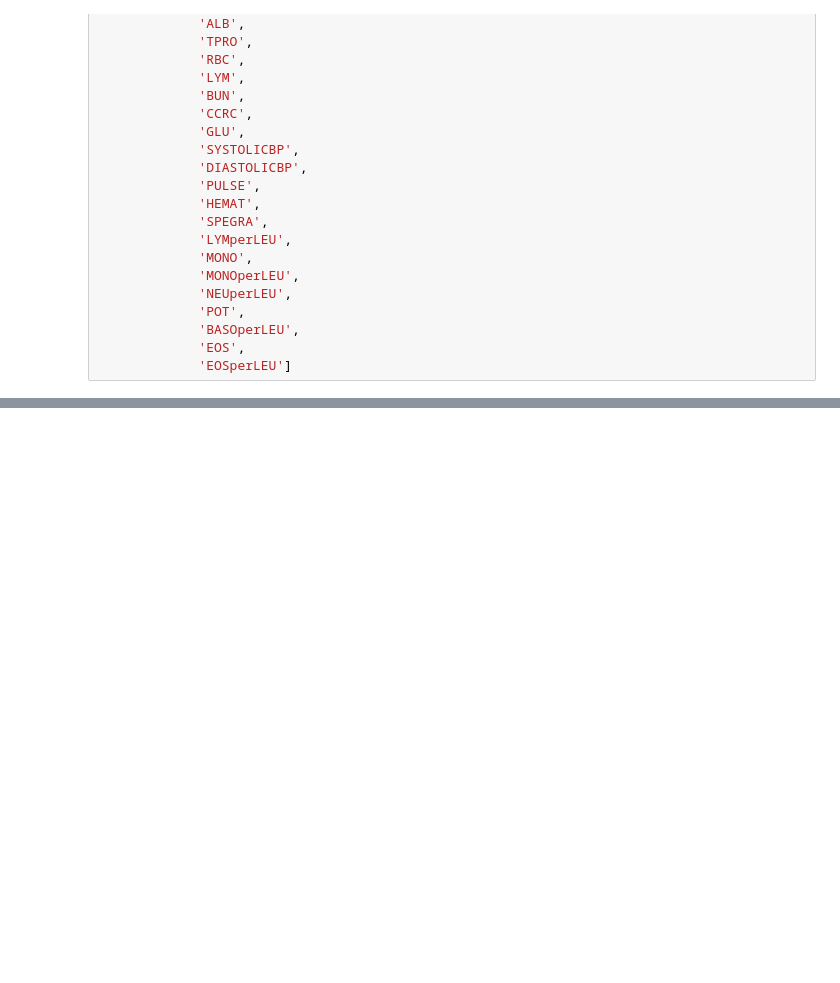
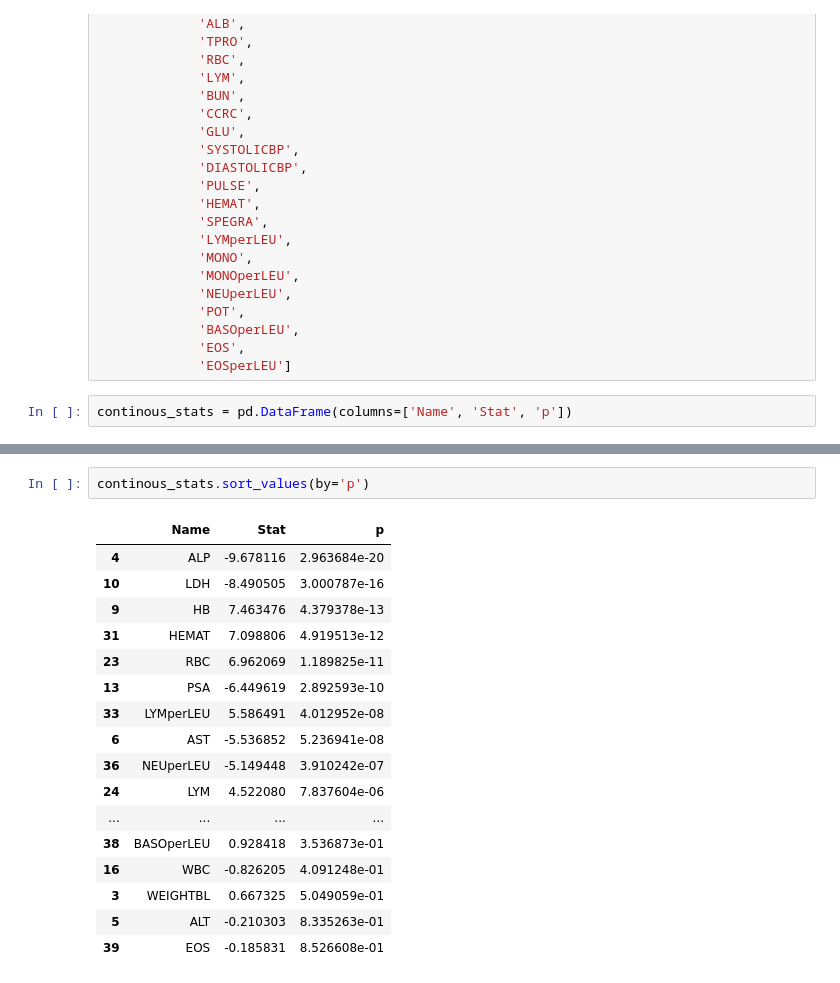
Before and after one commit to belalE/Prostate-Cancer, a Jupyter notebook: prostate-cancer-v2.ipynb, the cells around one changed output, grey strips where cells are left out. Drawn from its saved outputs; the diff is of its cells as text; blank space fills up the shorter version.

Commit message:
t-test + box-plot for continous variables

```diff
--- a/prostate-cancer-v2.ipynb
+++ b/prostate-cancer-v2.ipynb
@@ -444,5 +444,7 @@ continous = ['BMI',
              'BASOperLEU',
              'EOS',
              'EOSperLEU']
+# %%
+continous_stats = pd.DataFrame(columns=['Name', 'Stat', 'p'])
 # %%
 def analyse_continuous(name):
@@ -455,0 +479,20 @@ analyse_continuous('BMI')
+# %%
+continous_stats.sort_values(by='p')
+# %% [output]
+|  | Name | Stat | p |
+| 4 | ALP | -9.678116 | 2.963684e-20 |
+| 10 | LDH | -8.490505 | 3.000787e-16 |
+| 9 | HB | 7.463476 | 4.379378e-13 |
+| 31 | HEMAT | 7.098806 | 4.919513e-12 |
+| 23 | RBC | 6.962069 | 1.189825e-11 |
+| 13 | PSA | -6.449619 | 2.892593e-10 |
+| 33 | LYMperLEU | 5.586491 | 4.012952e-08 |
+| 6 | AST | -5.536852 | 5.236941e-08 |
+| 36 | NEUperLEU | -5.149448 | 3.910242e-07 |
+| 24 | LYM | 4.522080 | 7.837604e-06 |
+| ... | ... | ... | ... |
+| 38 | BASOperLEU | 0.928418 | 3.536873e-01 |
+| 16 | WBC | -0.826205 | 4.091248e-01 |
+| 3 | WEIGHTBL | 0.667325 | 5.049059e-01 |
+| 5 | ALT | -0.210303 | 8.335263e-01 |
+| 39 | EOS | -0.185831 | 8.526608e-01 |
```
Also changed, not shown: parts of 4 cells of this notebook.
